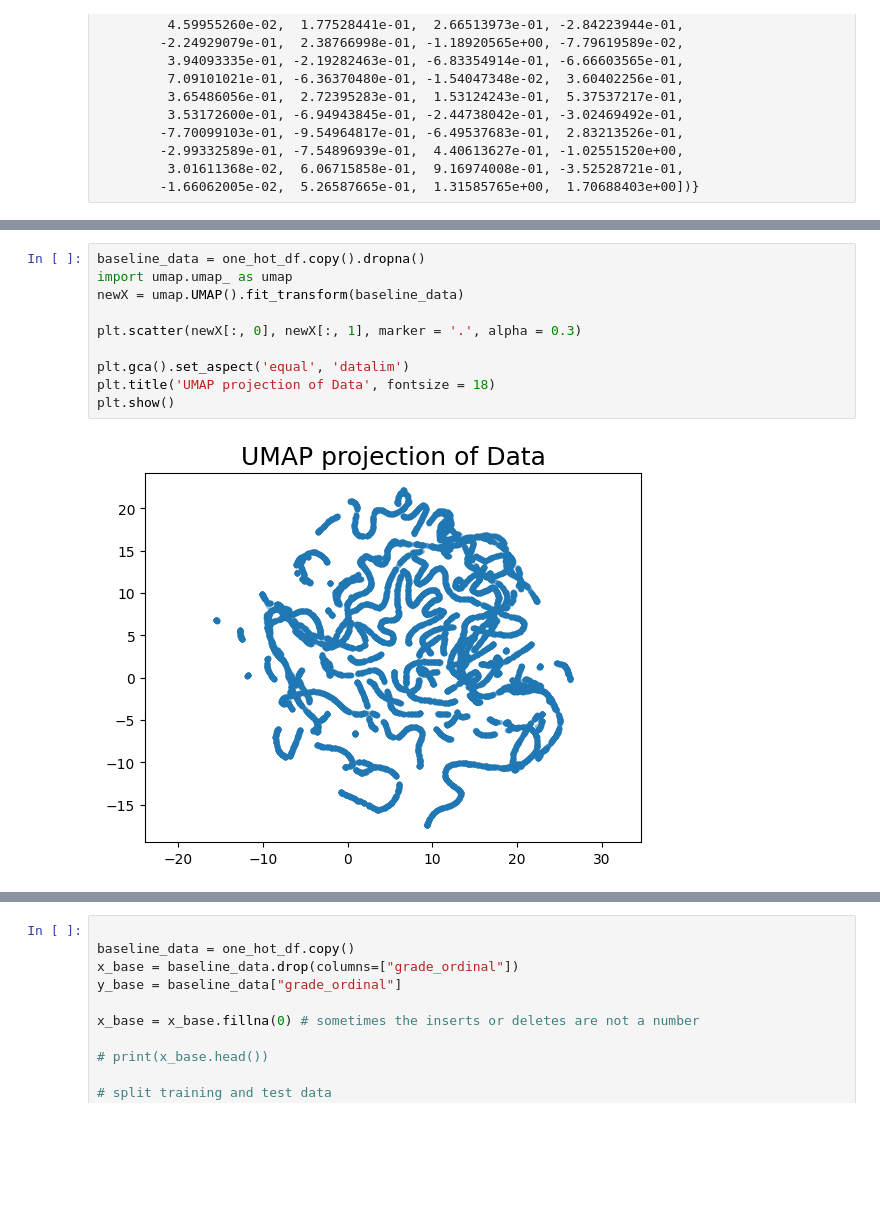
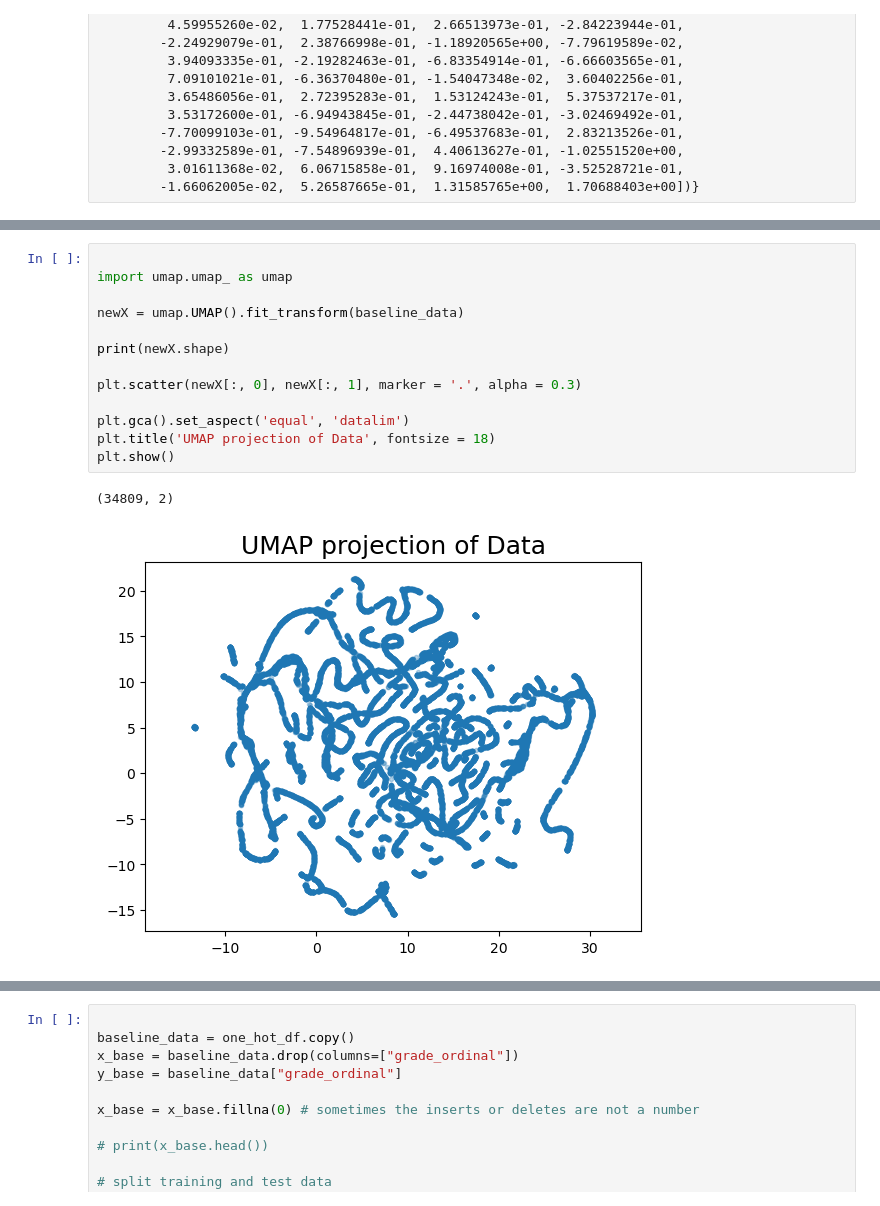
Before and after one commit to ibonomi-MSSE/277B-Final-Project, a Jupyter notebook: solo_ppv_target.ipynb, the cells around one changed output, grey strips where cells are left out. Cells and saved outputs as stored; diff of their text form; blank space fills up the shorter version.

```diff
--- a/solo_ppv_target.ipynb
+++ b/solo_ppv_target.ipynb
@@ -1706,15 +1740,19 @@ drug_embedding_383
 # %%
-baseline_data = one_hot_df.copy().dropna()
+
 import umap.umap_ as umap
+
 newX = umap.UMAP().fit_transform(baseline_data)
+
+print(newX.shape)
 
 plt.scatter(newX[:, 0], newX[:, 1], marker = '.', alpha = 0.3)
 
 plt.gca().set_aspect('equal', 'datalim')
 plt.title('UMAP projection of Data', fontsize = 18)
 plt.show()
 # %% [output]
+(34809, 2)
-[figure, old version]
+[figure, new version]
 # %%
 from sklearn.decomposition import PCA
 pca = PCA(n_components=300)
```
Also changed, not shown: parts of 3 cells of this notebook.
